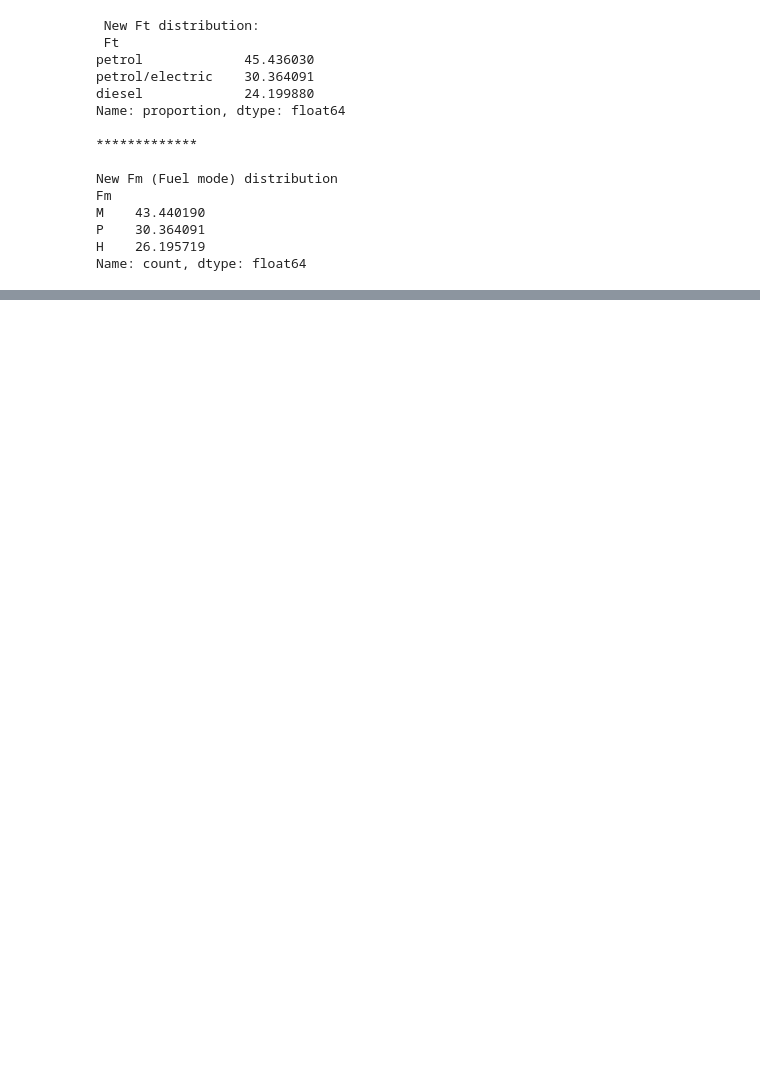
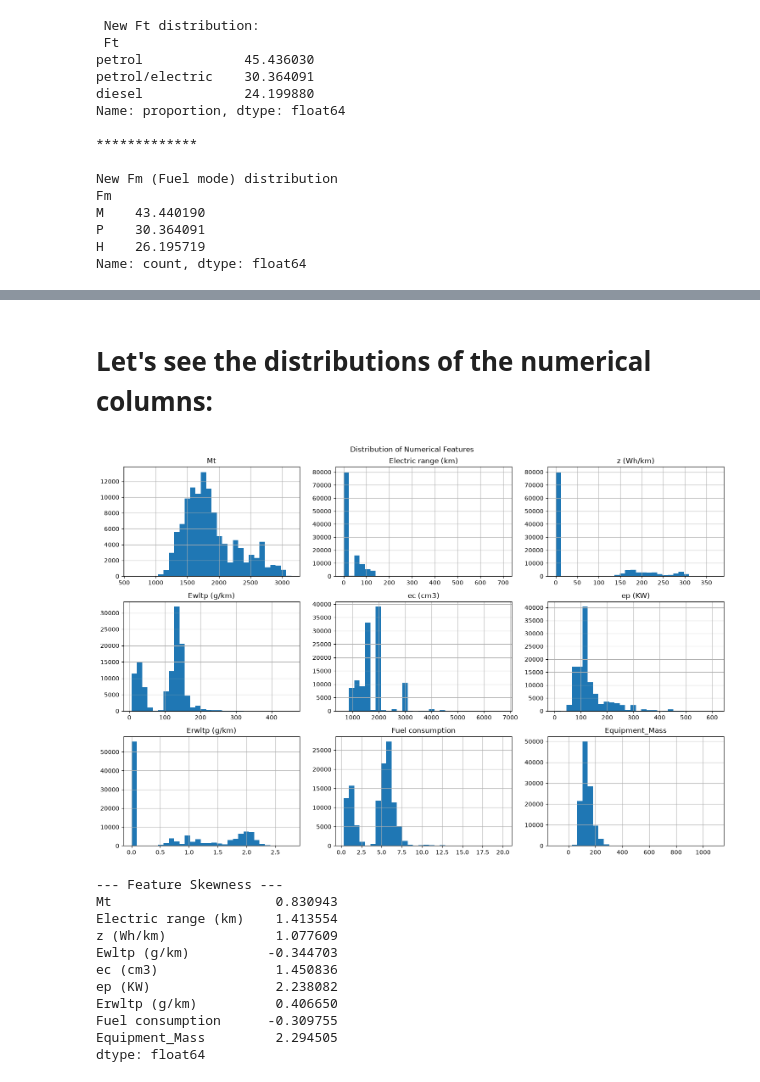
Before and after one commit to serhatgemici/project_data_exploration, a Jupyter notebook: Notebooks/Untitled.ipynb, the cells around one changed output, grey strips where cells are left out. Drawn from its saved outputs; the diff is of its cells as text; code cells hidden in the pictures; blank space fills up the shorter version.

```diff
--- a/Notebooks/Untitled.ipynb
+++ b/Notebooks/Untitled.ipynb
@@ -197,0 +345,35 @@ summary()
+# %% [markdown]
+# Let's see the distributions of the numerical columns:
+# %%
+def dist_graphs():
+    num_cols = [
+        "Mt", "Electric range (km)", "z (Wh/km)", "Ewltp (g/km)", "ec (cm3)", "ep (KW)", "Erwltp (g/km)",
+        "Fuel consumption", "Equipment_Mass"]
+
+    # Keep only columns that actually exist in your dataset to avoid errors
+    existing_num_cols = [col for col in num_cols if col in df_2024.columns]
+
+    # Visual inspection of distributions
+    df_2024[existing_num_cols].hist(bins=30, figsize=(15, 10))
+    plt.suptitle("Distribution of Numerical Features")
+    plt.tight_layout()
+    plt.show()
+
+    # Print Skewness to verify outlier presence
+    print("--- Feature Skewness ---")
+    print(df_2024[existing_num_cols].skew())
+
+dist_graphs()
+# %% [output]
+[figure, new version]
+--- Feature Skewness ---
+Mt                     0.830943
+Electric range (km)    1.413554
+z (Wh/km)              1.077609
+Ewltp (g/km)          -0.344703
+ec (cm3)               1.450836
+ep (KW)                2.238082
+Erwltp (g/km)          0.406650
+Fuel consumption      -0.309755
+Equipment_Mass         2.294505
+dtype: float64
```
Also changed, not shown: parts of 86 cells of this notebook.
